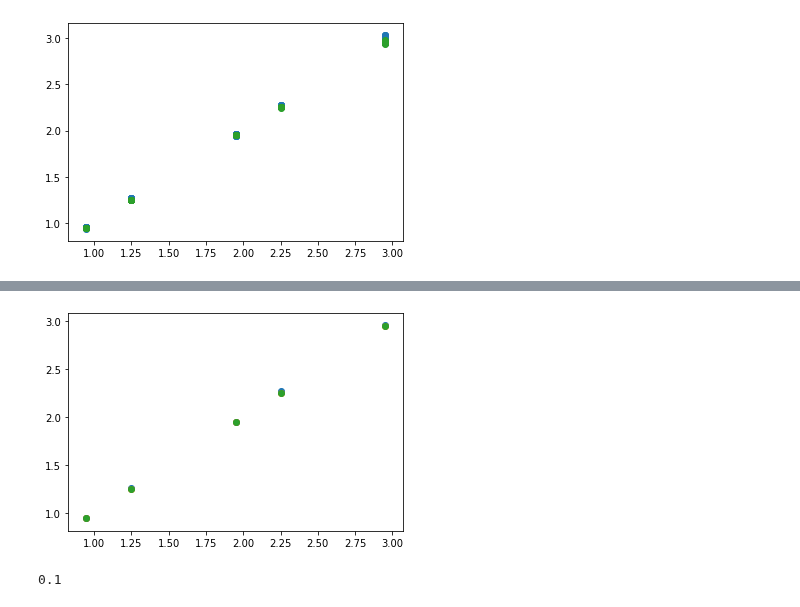
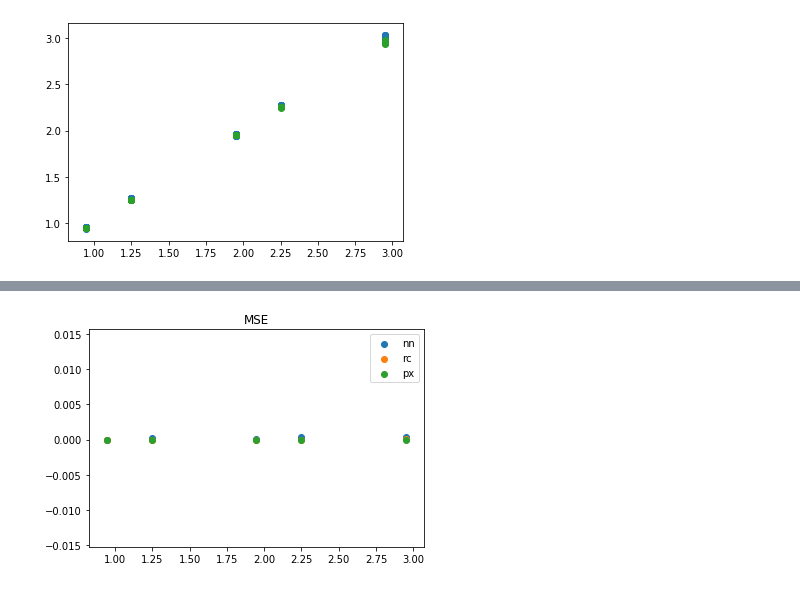
Before and after one commit to waahlstrand/frap, a Jupyter notebook: notebooks/Results.ipynb, the cells around one changed output, grey strips where cells are left out. Drawn from its saved outputs; the diff is of its cells as text; code cells hidden in the pictures.

```diff
--- a/notebooks/Results.ipynb
+++ b/notebooks/Results.ipynb
@@ -461,15 +475,14 @@ plt.scatter(df["D"], df["D_rc_mean"])
 # %%
-
 cond = df[(np.around(df["a"], 3) ==  0.001) & (df["alpha"]==0.5)]
-plt.scatter(cond["D"], cond["D_nn_mean"])
-plt.scatter(cond["D"], cond["D_rc_mean"])
-plt.scatter(cond["D"], cond["D_px_mean"])
-
+plt.scatter(cond["D"], cond["D_nn_mse"], label="nn")
+plt.scatter(cond["D"], cond["D_rc_mse"], label="rc")
+plt.scatter(cond["D"], cond["D_px_mse"], label="px")
+#plt.yscale("log")
+plt.legend()
 #plt.errorbar(cond["D"], cond["D_nn_mean"], yerr=cond["D_nn_std"], xerr=None, ls='none')
+#plt.errorbar(cond["D"], cond["D_nn_mean"], yerr=cond["D_rc_std"], xerr=None, ls='none')
+#plt.errorbar(cond["D"], cond["D_nn_mean"], yerr=cond["D_px_std"], xerr=None, ls='none')
+plt.title("MSE")
 plt.show()
 # %% [output]
-[figure, old version]
+[figure, new version]
-# %%
-np.around(df["a"], 3)
-# %% [output]
-0.1
```
Also changed, not shown: parts of 2 cells of this notebook.
